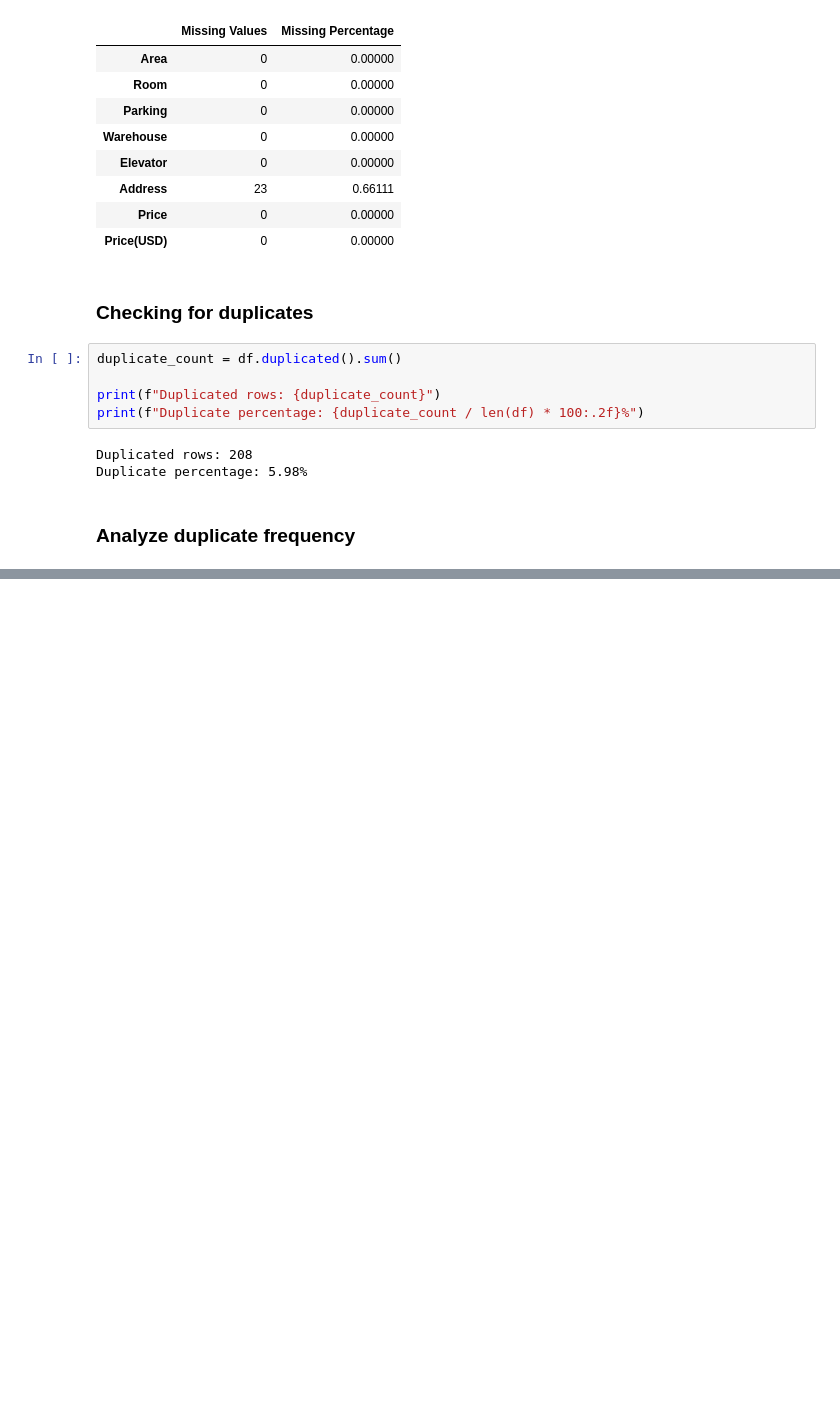
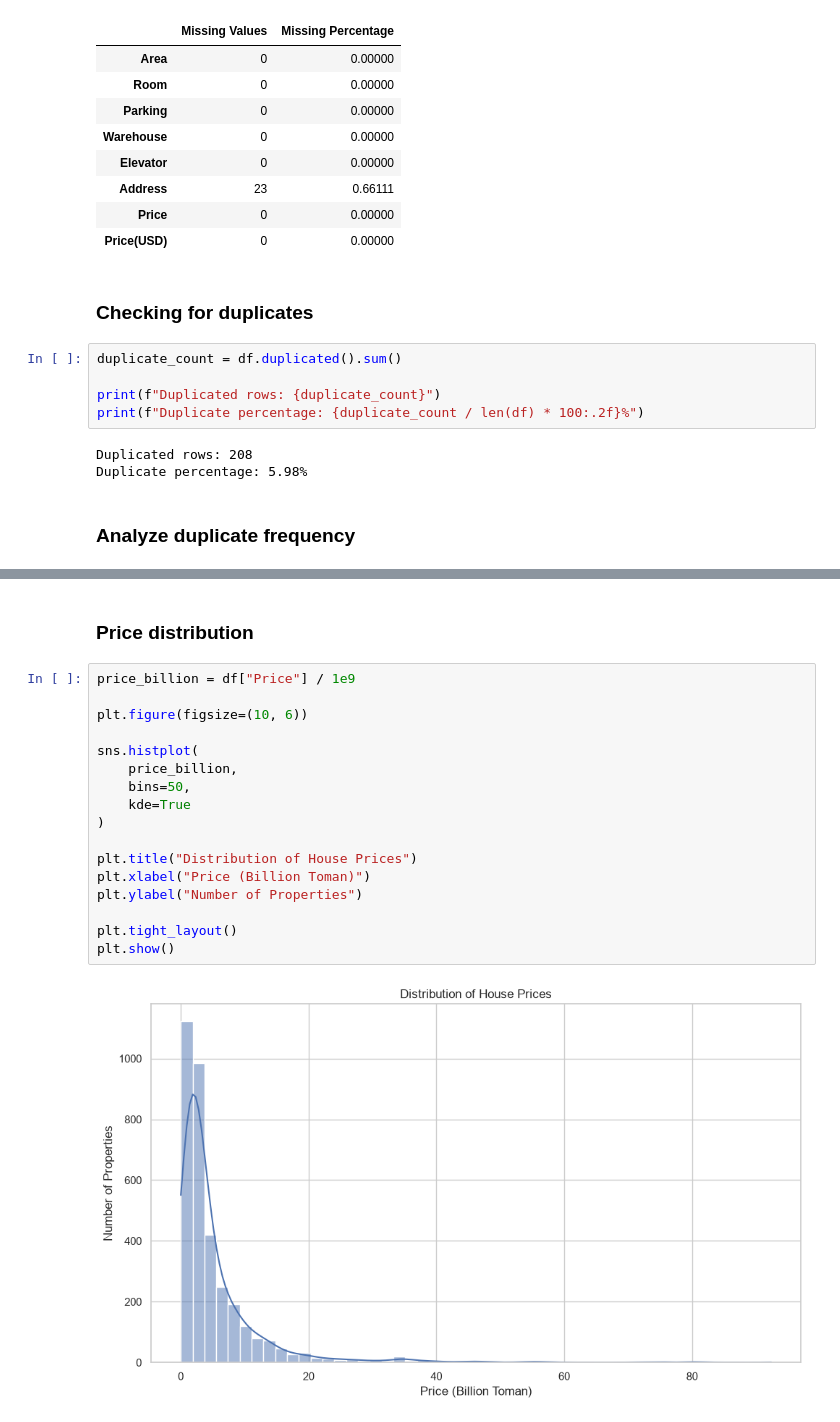
Before and after one commit to M-Goudarz/estima-real-estate-ml, a Jupyter notebook: notebooks/01_eda.ipynb, the cells around one changed output, grey strips where cells are left out. Saved outputs shown, nothing was run; the diff lists cells and outputs as text; blank space fills up the shorter version.

```diff
--- a/notebooks/01_eda.ipynb
+++ b/notebooks/01_eda.ipynb
@@ -101,0 +128,21 @@ print(f"Number plicate groups:", len(duplicate_groups))
+# %% [markdown]
+### Price distribution
+# %%
+price_billion = df["Price"] / 1e9
+
+plt.figure(figsize=(10, 6))
+
+sns.histplot(
+    price_billion,
+    bins=50,
+    kde=True
+)
+
+plt.title("Distribution of House Prices")
+plt.xlabel("Price (Billion Toman)")
+plt.ylabel("Number of Properties")
+
+plt.tight_layout()
+plt.show()
+# %% [output]
+[figure, added]
```
Also changed, not shown: parts of 37 cells of this notebook, 1 other file.
